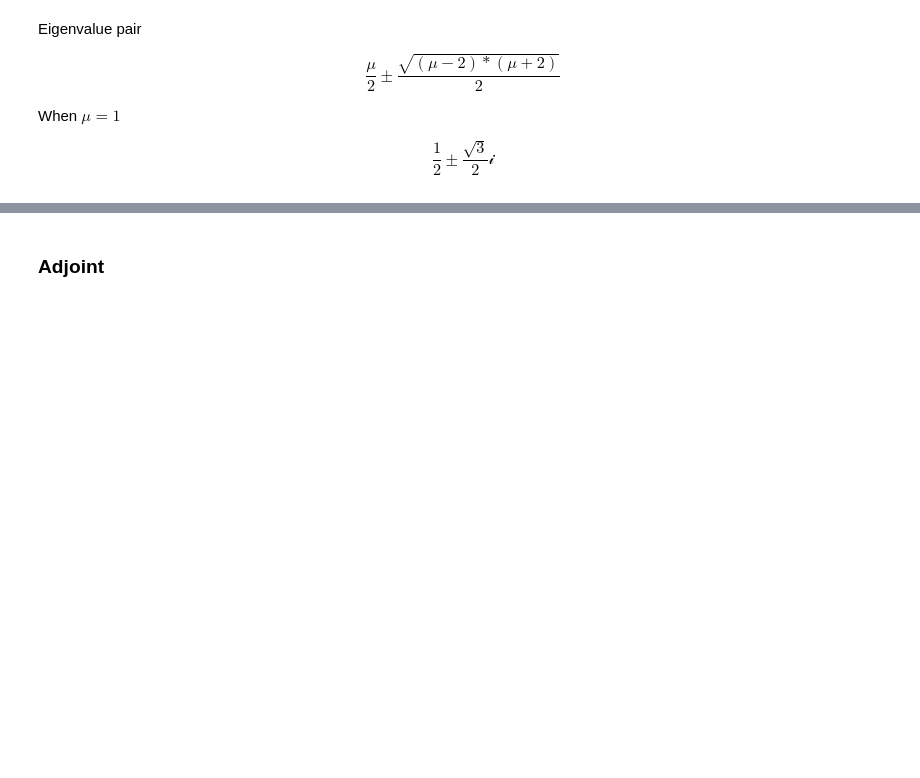
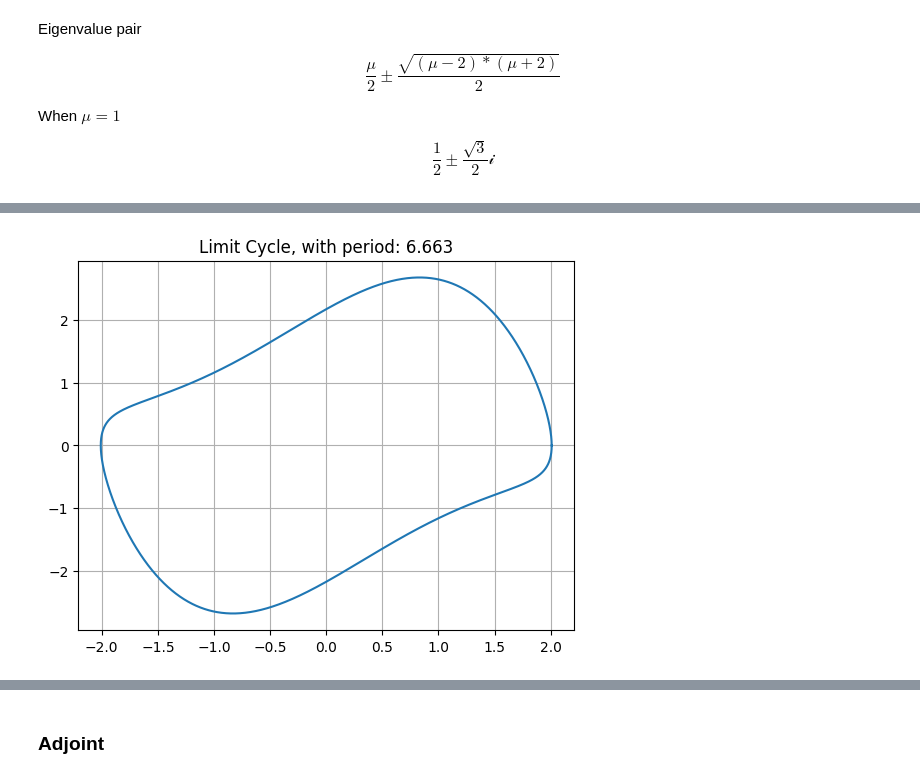
Before and after one commit to michaelStoddard/Chaos, a Jupyter notebook: Projects/MATH722_proj.ipynb, the cells around one changed output, grey strips where cells are left out. Saved outputs shown, nothing was run; the diff lists cells and outputs as text; code cells hidden in the pictures; blank space fills up the shorter version.

```diff
--- a/Projects/MATH722_proj.ipynb
+++ b/Projects/MATH722_proj.ipynb
@@ -334,0 +348,4 @@ plt.show()
+# %%
+vdp_A0.get_limCycle(plot=True)
+# %% [output]
+[figure, added]
```
Also changed, not shown: parts of 37 cells of this notebook.
